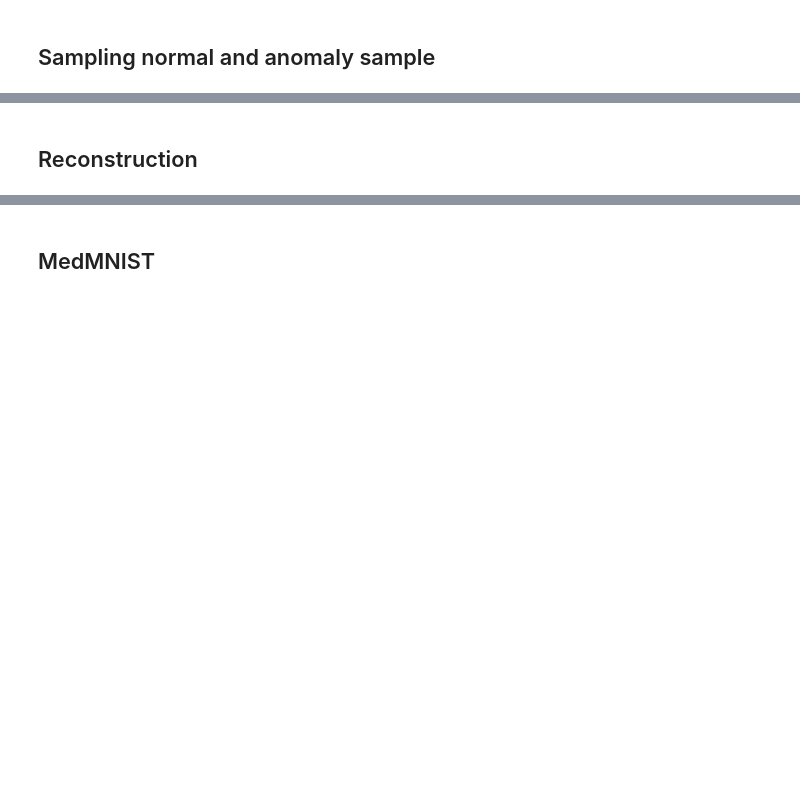
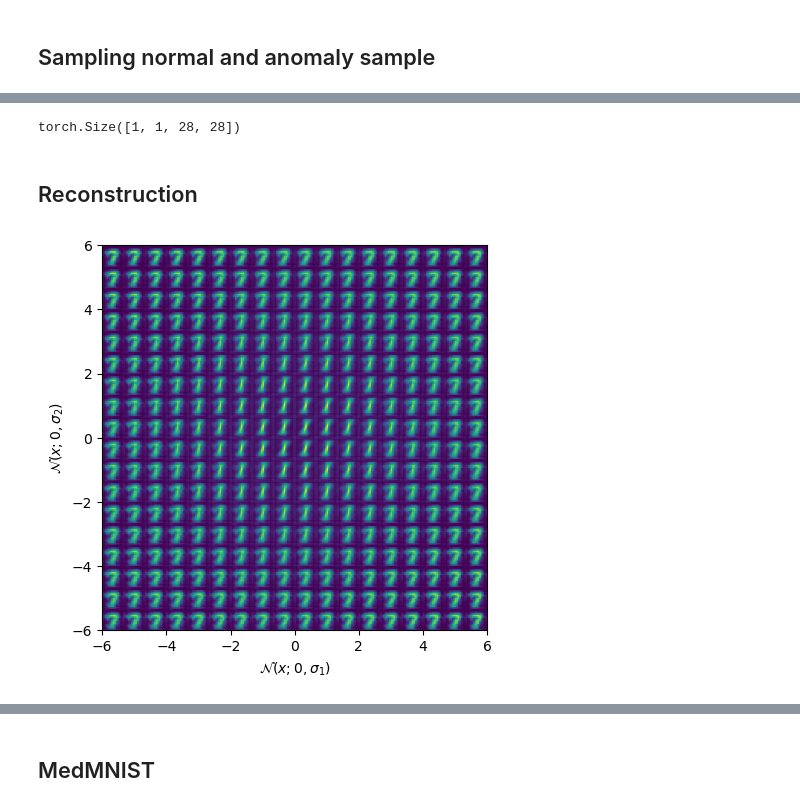
Before and after one commit to SolidusAbi/ADeLEn, a Jupyter notebook: notebooks/mnist.ipynb, the cells around one changed output, grey strips where cells are left out. Saved outputs shown, nothing was run; the diff lists cells and outputs as text; code cells hidden in the pictures; blank space fills up the shorter version.

```diff
--- a/notebooks/mnist.ipynb
+++ b/notebooks/mnist.ipynb
@@ -60,20 +72,20 @@ class VAE(nn.Module):
         super(VAE, self).__init__()
         conv_out_size = input_size // (2*2)
         self.encoder = nn.Sequential(
-            nn.Conv2d(1,8, 3, stride=1, padding=1),
-            nn.BatchNorm2d(8),
-            nn.Dropout2d(0.2),
+            nn.Conv2d(1, 16, 3, stride=1, padding=1),
+            nn.BatchNorm2d(16),
+            # nn.Dropout2d(0.5),
             nn.ReLU(),
             nn.MaxPool2d(3, stride=2, padding=1),
-            nn.Conv2d(8, 12, 3, stride=1, padding=1),
-            nn.BatchNorm2d(12),
-            nn.Dropout2d(0.2),
+            nn.Conv2d(16, 32, 3, stride=1, padding=1),
+            nn.BatchNorm2d(32),
+            # nn.Dropout2d(0.5),
             nn.ReLU(),
             nn.MaxPool2d(3, stride=2, padding=1),
             nn.Flatten(),
-            nn.Linear(12*(conv_out_size**2), 128),
+            nn.Linear(32*(conv_out_size**2), 128),
             nn.BatchNorm1d(128),
-            nn.Dropout(0.2),
+            nn.Dropout(0.5),
             nn.ReLU(),
         )
 
@@ -82,19 +94,19 @@ class VAE(nn.Module):
         self.decoder = nn.Sequential(
             nn.Linear(latent_space, 128),
             nn.BatchNorm1d(128),
-            nn.Dropout(0.1),
+            # nn.Dropout(0.2),
             nn.ReLU(),
-            nn.Linear(128, 12*(conv_out_size**2)),
-            nn.Dropout(0.1),
+            nn.Linear(128, 32*(conv_out_size**2)),
+            # nn.Dropout(0.2),
             nn.ReLU(),
-            nn.Unflatten(1, (12, conv_out_size, conv_out_size)),
-            nn.BatchNorm2d(12),
-            nn.Conv2d(12, 8, 3, stride=1, padding=1),
-            nn.BatchNorm2d(8),
-            nn.Dropout2d(0.1),
+            nn.Unflatten(1, (32, conv_out_size, conv_out_size)),
+            nn.BatchNorm2d(32),
+            nn.Conv2d(32, 16, 3, stride=1, padding=1),
+            nn.BatchNorm2d(16),
+            # nn.Dropout2d(0.2),
             nn.ReLU(),
             nn.Upsample(scale_factor=2),
-            nn.Conv2d(8, 1, 3, stride=1, padding=1),
+            nn.Conv2d(16, 1, 3, stride=1, padding=1),
             nn.Upsample(scale_factor=2),
         )
 
@@ -130,7 +144,8 @@ epoch_iterator = tqdm(
     )
 
 # Scheduler for the D_KL(.|.)
-kl_weight = torch.clip(cosine_scheduler(n_epochs), 0, .99)
+# kl_weight = torch.clip(cosine_scheduler(n_epochs), 0, .99)
+# kl_weight = cosine_scheduler(n_epochs)
 
 opt = torch.optim.Adam(model.parameters())
 for epoch in epoch_iterator:
@@ -142,8 +157,10 @@ for epoch in epoch_iterator:
             # break
         x = x.to(device) # GPU
         opt.zero_grad()
-        x_hat = torch.sigmoid(model(x))
-        loss = sgvbl(x, x_hat, y, kl_weight[epoch])
+        # x_hat = torch.sigmoid(model(x))
+        x_hat = torch.tanh(model(x))
+        # loss = sgvbl(x, x_hat, y, kl_weight[epoch])
+        loss = sgvbl(x, x_hat, y, 1)
         epoch_loss += loss.detach().item()
 
         loss.backward()
@@ -224,3 +258,7 @@ model.botleneck.sigma.detach(), model.botleneck.mu.detach()
+# %%
+x_0.shape
+# %% [output]
+torch.Size([1, 1, 28, 28])
 # %% [markdown]
 ## Reconstruction
 # %%
@@ -242,9 +280,11 @@ def plot_reconstructed(autoencoder, r0=(-10, 10), r1=(-10, 10), n=12):
     return fig
 # %%
 model.eval()
-fig = plot_reconstructed(model.to(device), r0=(-6, 6), r1=(-6, 6), n=25)
+fig = plot_reconstructed(model.to(device), r0=(-6, 6), r1=(-6, 6), n=18)
 plt.savefig('figures/reconstructed.pdf', bbox_inches='tight')
 plt.show(fig)
+# %% [output]
+[figure, added]
 # %%
 test_idx = torch.linspace(0, 511, 6, dtype=int)
 x, y = next(iter(test_loader))
```
Also changed, not shown: parts of 29 cells of this notebook, 3 other files.
